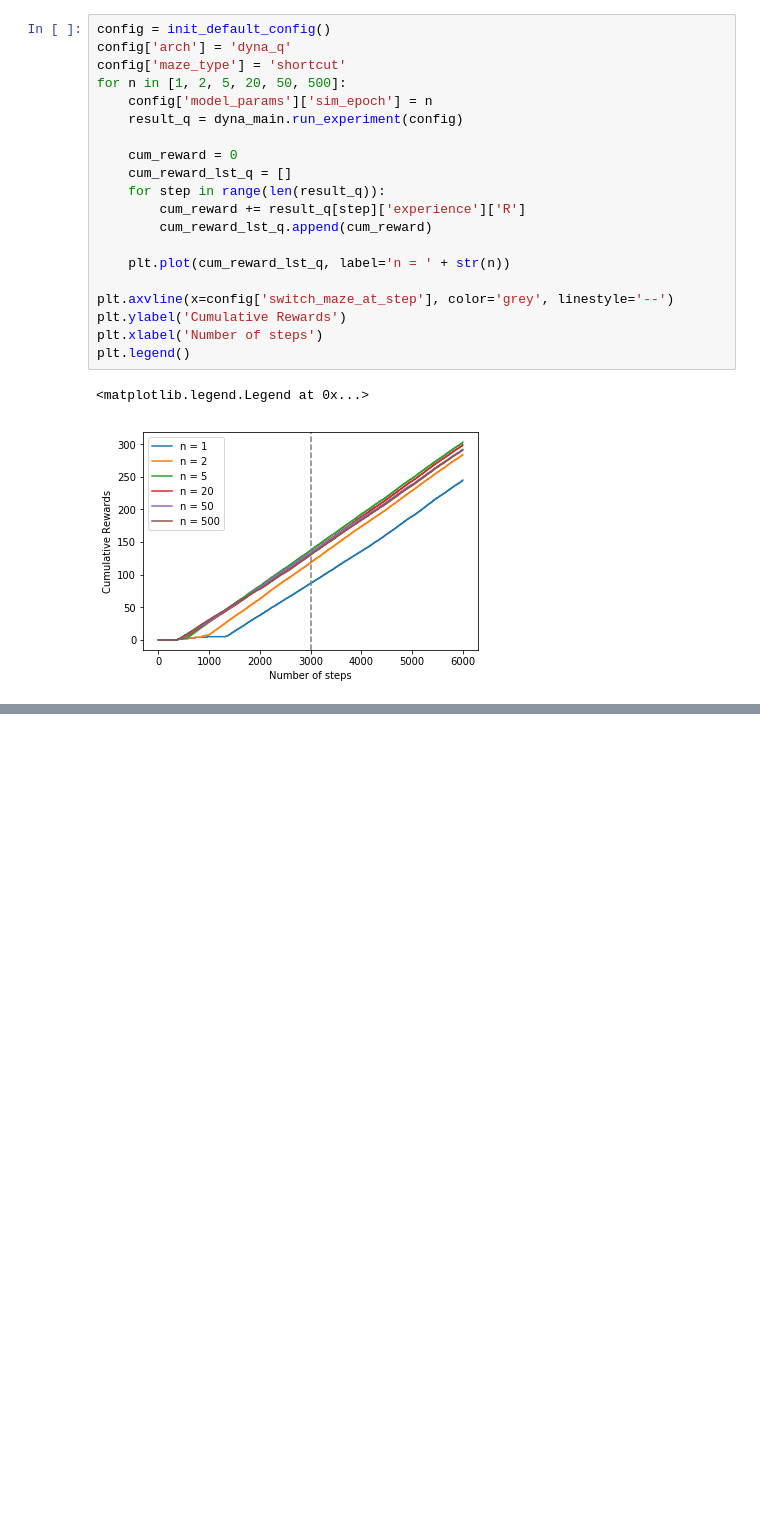
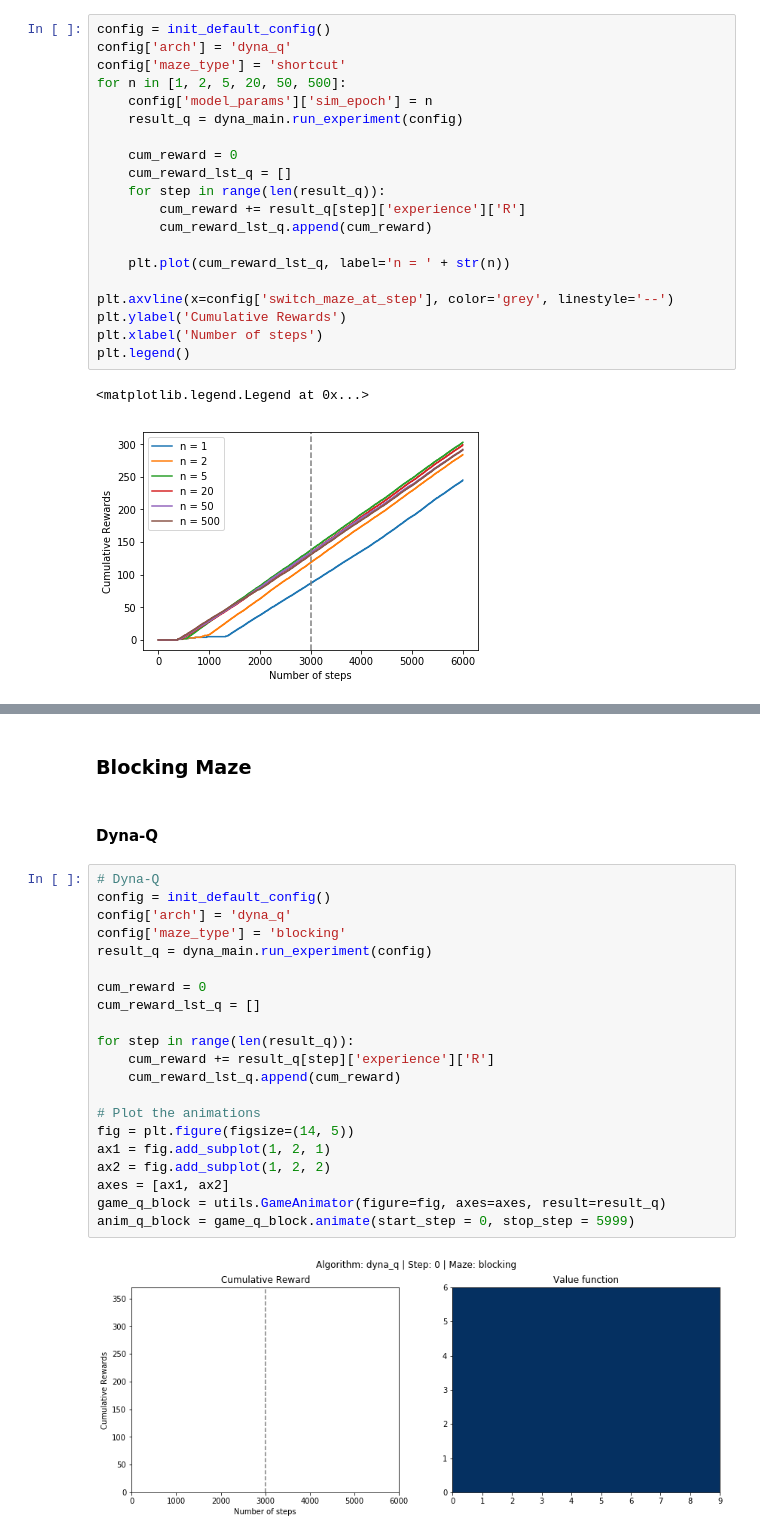
Before and after one commit to rllabmcgill/planning-temporal-abstraction-dynaqties, a Jupyter notebook: assignment_report_track1.ipynb, the cells around one changed output, grey strips where cells are left out. Cells and saved outputs as stored; diff of their text form; blank space fills up the shorter version.

Commit message:
integrated animations into final report

```diff
--- a/assignment_report_track1.ipynb
+++ b/assignment_report_track1.ipynb
@@ -224,0 +239,27 @@ plt.legend()
+# %% [markdown]
+### Blocking Maze
+# %% [markdown]
+#### Dyna-Q
+# %%
+# Dyna-Q
+config = init_default_config()
+config['arch'] = 'dyna_q'
+config['maze_type'] = 'blocking'
+result_q = dyna_main.run_experiment(config)
+
+cum_reward = 0
+cum_reward_lst_q = []
+
+for step in range(len(result_q)):
+    cum_reward += result_q[step]['experience']['R']
+    cum_reward_lst_q.append(cum_reward)
+
+# Plot the animations
+fig = plt.figure(figsize=(14, 5))
+ax1 = fig.add_subplot(1, 2, 1)
+ax2 = fig.add_subplot(1, 2, 2)
+axes = [ax1, ax2]
+game_q_block = utils.GameAnimator(figure=fig, axes=axes, result=result_q)
+anim_q_block = game_q_block.animate(start_step = 0, stop_step = 5999)
+# %% [output]
+[figure, added]
```
Also changed, not shown: parts of 20 cells of this notebook, 1 other file.
